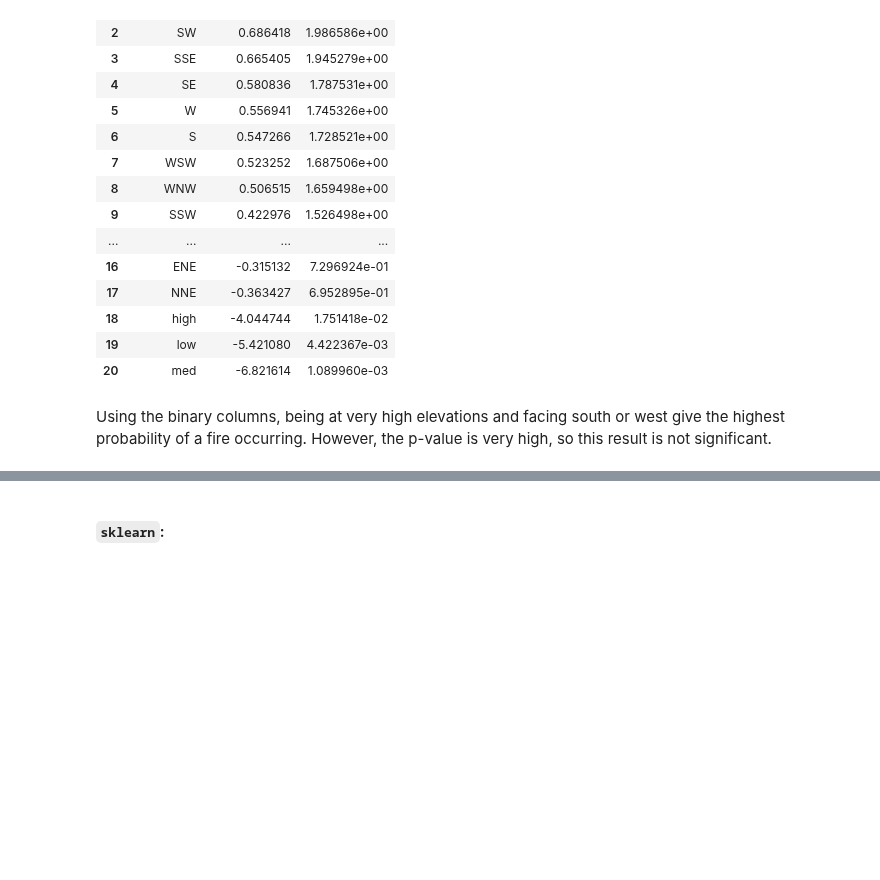
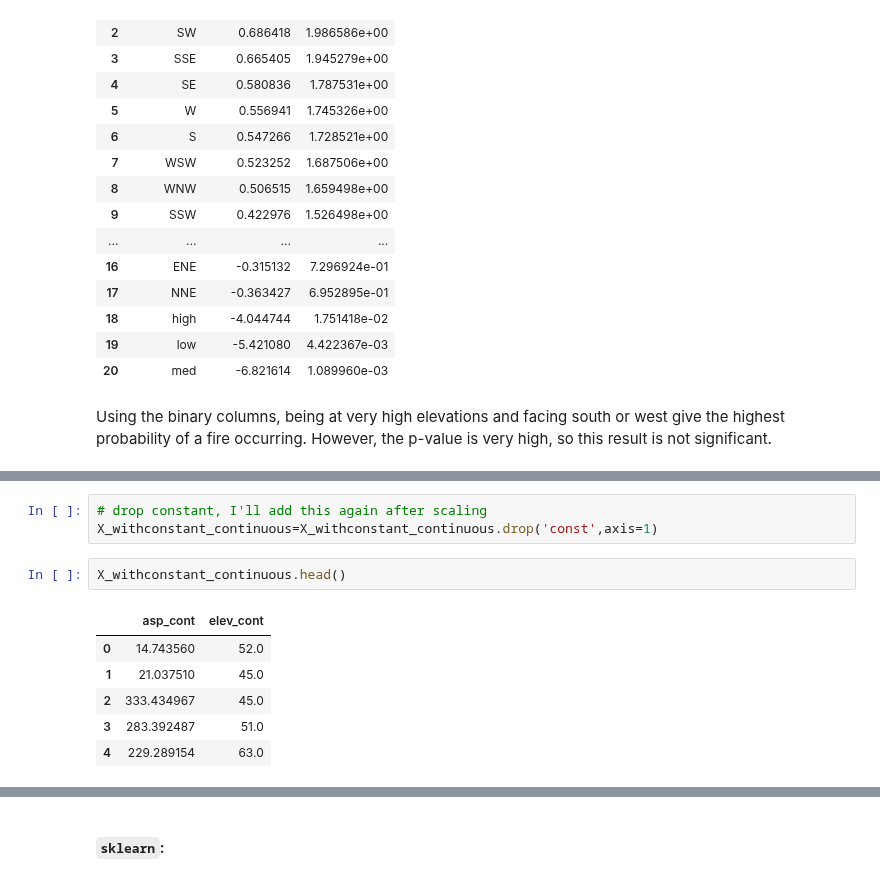
Before and after one commit to sralter/classifire, a Jupyter notebook: 01_capstone_notebooks/alter_samuel_capstone_geoanalysis.ipynb, the cells around one changed output, grey strips where cells are left out. Cells and saved outputs as stored; diff of their text form; blank space fills up the shorter version.

```diff
--- a/01_capstone_notebooks/alter_samuel_capstone_geoanalysis.ipynb
+++ b/01_capstone_notebooks/alter_samuel_capstone_geoanalysis.ipynb
@@ -525,0 +511,12 @@ Logit Regression Results
+# %%
+# drop constant, I'll add this again after scaling
+X_withconstant_continuous=X_withconstant_continuous.drop('const',axis=1)
+# %%
+X_withconstant_continuous.head()
+# %% [output]
+|  | asp_cont | elev_cont |
+| 0 | 14.743560 | 52.0 |
+| 1 | 21.037510 | 45.0 |
+| 2 | 333.434967 | 45.0 |
+| 3 | 283.392487 | 51.0 |
+| 4 | 229.289154 | 63.0 |
```
Also changed, not shown: parts of 45 cells of this notebook, 1 other file.
